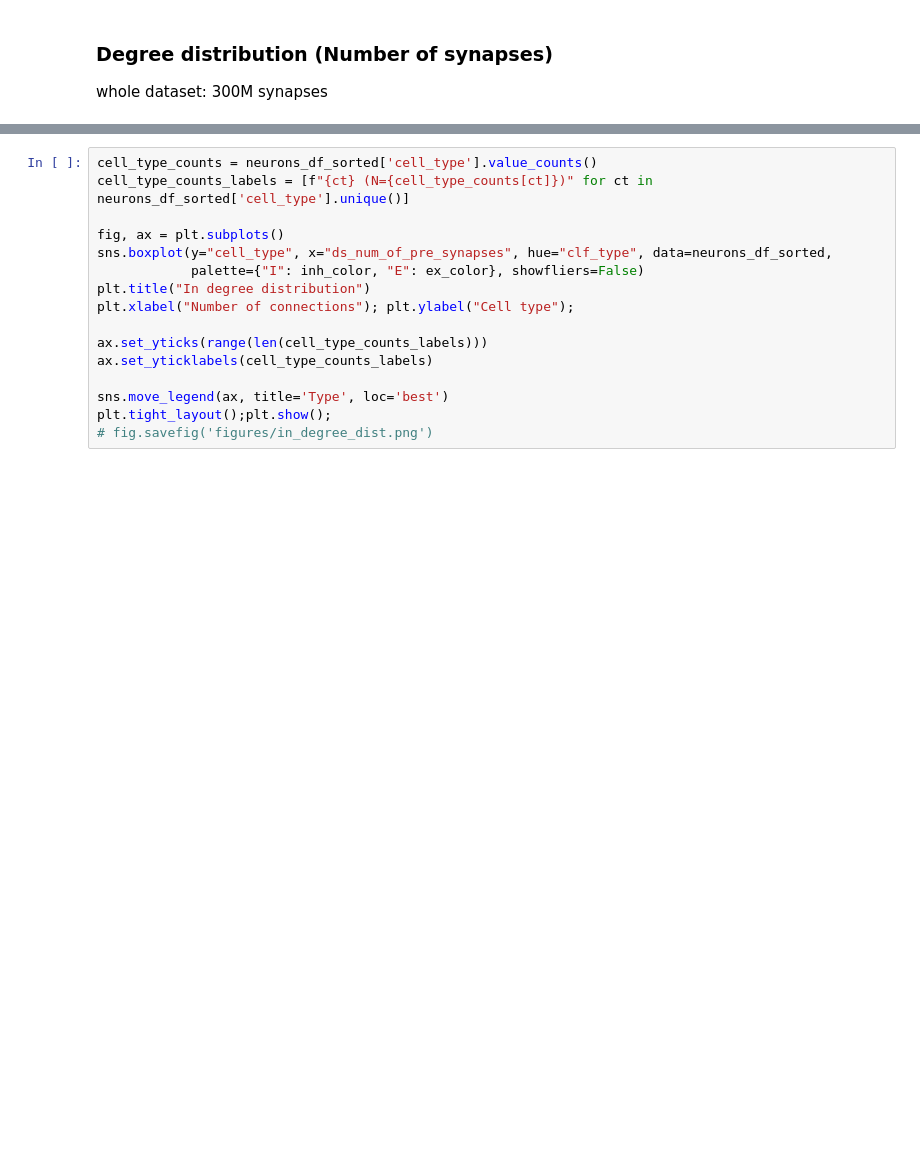
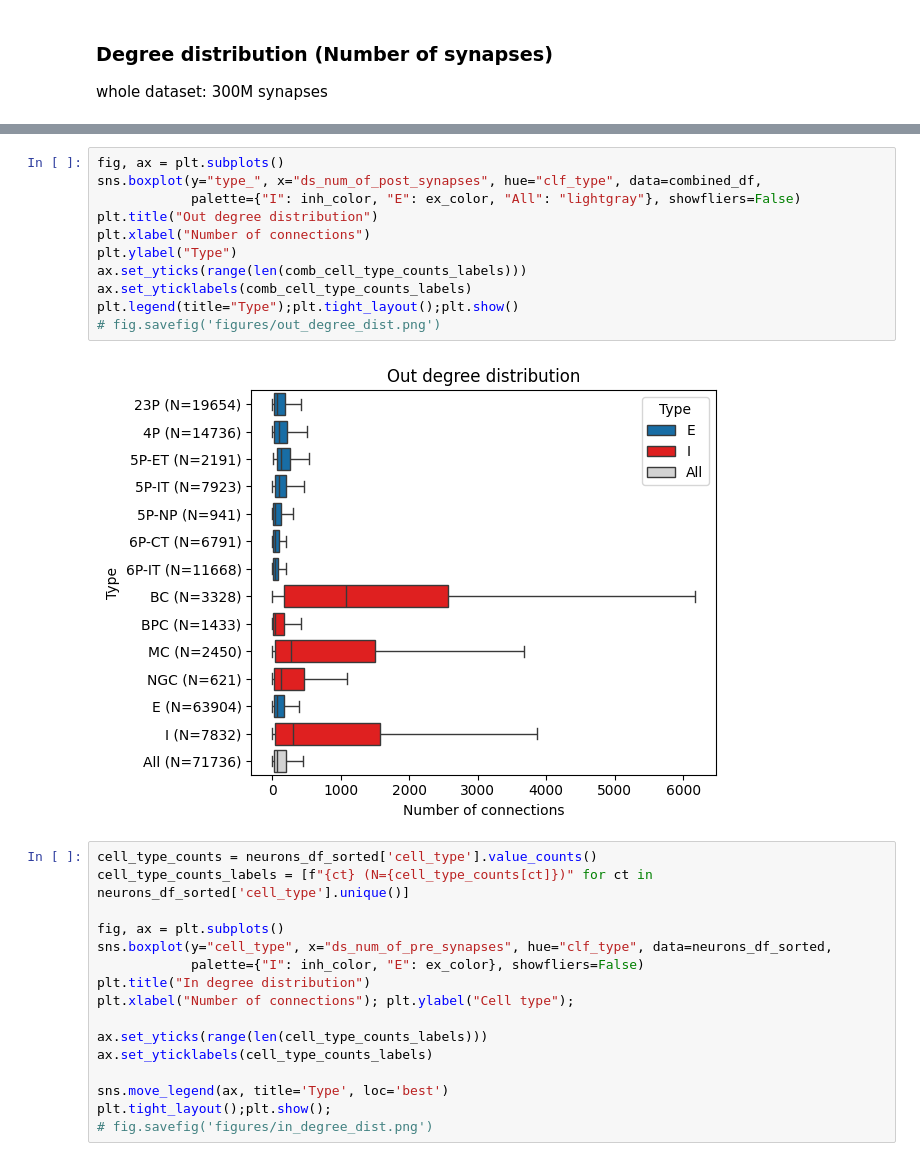
Before and after one commit to deangeckt/Dendro-Synaptome, a Jupyter notebook: analysis/connectome_neurons_exploration.ipynb, the cells around one changed output, grey strips where cells are left out. Drawn from its saved outputs; the diff is of its cells as text; blank space fills up the shorter version.

```diff
--- a/analysis/connectome_neurons_exploration.ipynb
+++ b/analysis/connectome_neurons_exploration.ipynb
@@ -93,3 +160,16 @@ plt.tight_layout();plt.show()
+# %%
+fig, ax = plt.subplots()
+sns.boxplot(y="type_", x="ds_num_of_post_synapses", hue="clf_type", data=combined_df,
+            palette={"I": inh_color, "E": ex_color, "All": "lightgray"}, showfliers=False)
+plt.title("Out degree distribution")
+plt.xlabel("Number of connections")
+plt.ylabel("Type")
+ax.set_yticks(range(len(comb_cell_type_counts_labels)))
+ax.set_yticklabels(comb_cell_type_counts_labels)
+plt.legend(title="Type");plt.tight_layout();plt.show()
+# fig.savefig('figures/out_degree_dist.png')
+# %% [output]
+[figure, added]
 # %%
 cell_type_counts = neurons_df_sorted['cell_type'].value_counts()
 cell_type_counts_labels = [f"{ct} (N={cell_type_counts[ct]})" for ct in neurons_df_sorted['cell_type'].unique()]
```
Also changed, not shown: parts of 25 cells of this notebook, 3 other files.
